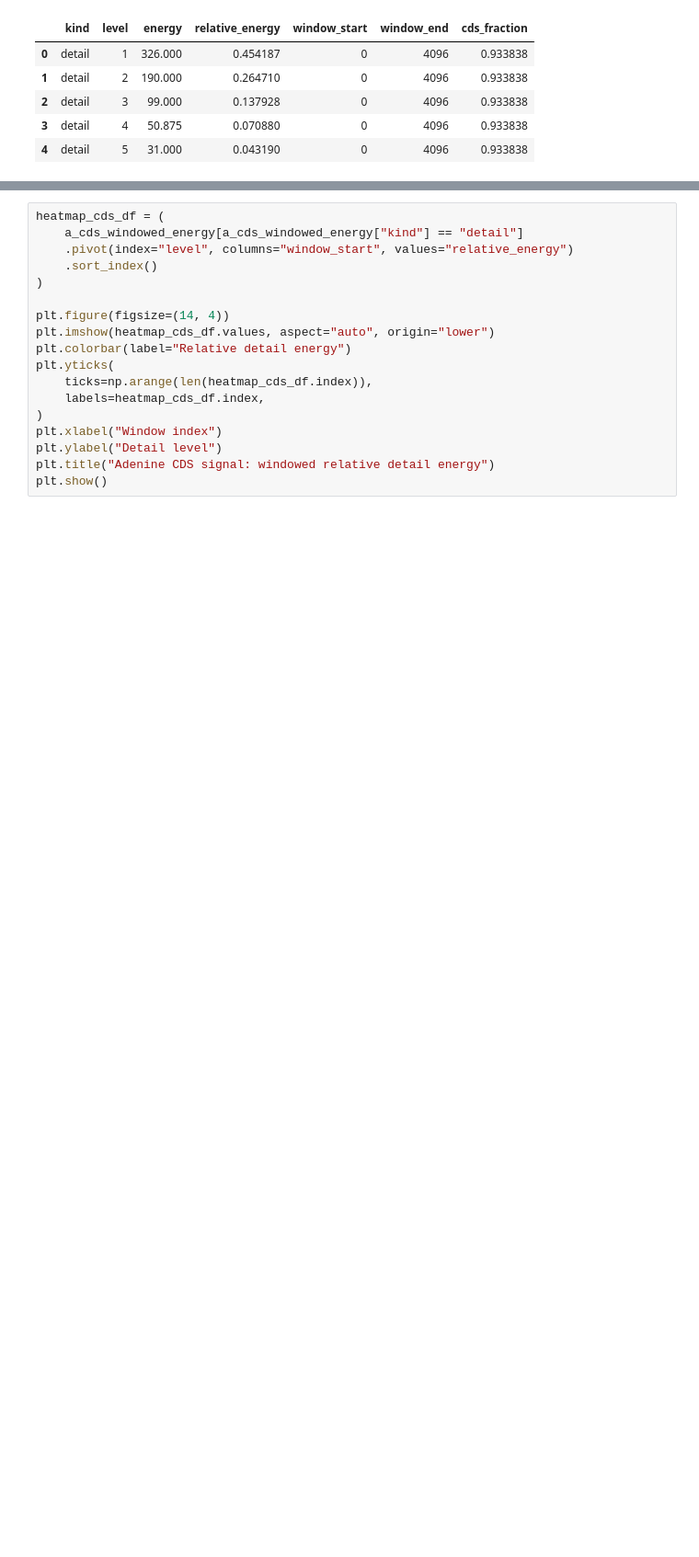
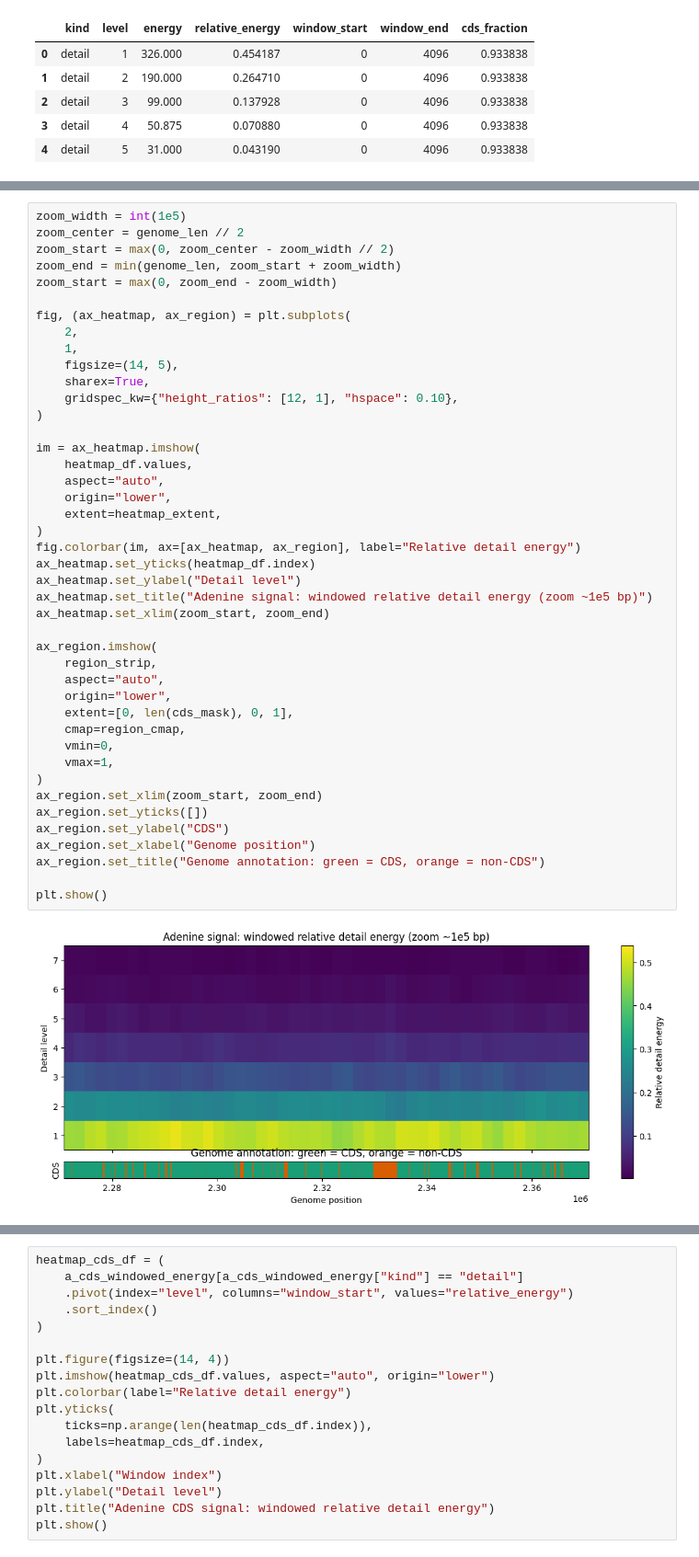
Before and after one commit to dpmcgonigle/applied-mathematics-5300-uml, a Jupyter notebook: wavelets_a_analysis.ipynb, the cells around one changed output, grey strips where cells are left out. Shown at 92% size. Drawn from its saved outputs; the diff is of its cells as text; blank space fills up the shorter version.

```diff
--- a/wavelets_a_analysis.ipynb
+++ b/wavelets_a_analysis.ipynb
@@ -1043,0 +1177,45 @@ plt.show()
+# %%
+zoom_width = int(1e5)
+zoom_center = genome_len // 2
+zoom_start = max(0, zoom_center - zoom_width // 2)
+zoom_end = min(genome_len, zoom_start + zoom_width)
+zoom_start = max(0, zoom_end - zoom_width)
+
+fig, (ax_heatmap, ax_region) = plt.subplots(
+    2,
+    1,
+    figsize=(14, 5),
+    sharex=True,
+    gridspec_kw={"height_ratios": [12, 1], "hspace": 0.10},
+)
+
+im = ax_heatmap.imshow(
+    heatmap_df.values,
+    aspect="auto",
+    origin="lower",
+    extent=heatmap_extent,
+)
+fig.colorbar(im, ax=[ax_heatmap, ax_region], label="Relative detail energy")
+ax_heatmap.set_yticks(heatmap_df.index)
+ax_heatmap.set_ylabel("Detail level")
+ax_heatmap.set_title("Adenine signal: windowed relative detail energy (zoom ~1e5 bp)")
+ax_heatmap.set_xlim(zoom_start, zoom_end)
+
+ax_region.imshow(
+    region_strip,
+    aspect="auto",
+    origin="lower",
+    extent=[0, len(cds_mask), 0, 1],
+    cmap=region_cmap,
+    vmin=0,
+    vmax=1,
+)
+ax_region.set_xlim(zoom_start, zoom_end)
+ax_region.set_yticks([])
+ax_region.set_ylabel("CDS")
+ax_region.set_xlabel("Genome position")
+ax_region.set_title("Genome annotation: green = CDS, orange = non-CDS")
+
+plt.show()
+# %% [output]
+[figure, added]
```
Also changed, not shown: parts of 16 cells of this notebook.
